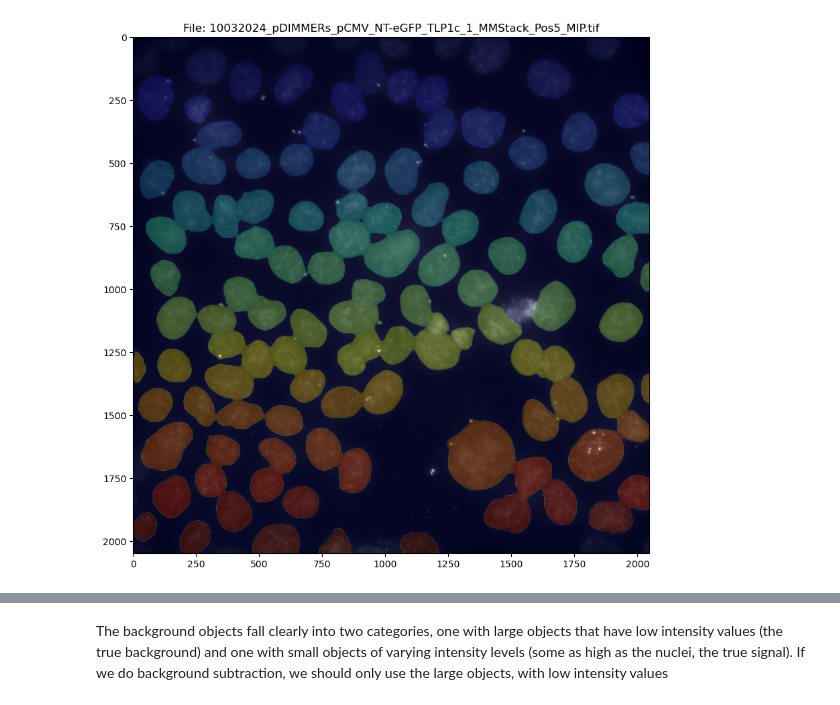
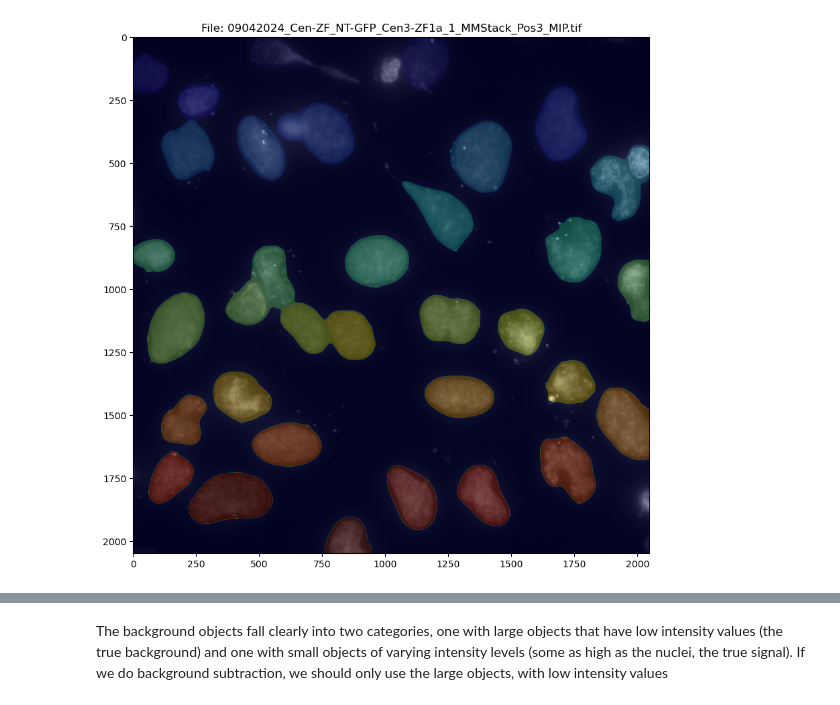
Before and after one commit to timotheelionnet/python_image-analysis, a Jupyter notebook: notebooks/img-explorer.ipynb, the cells around one changed output, grey strips where cells are left out. Saved outputs shown, nothing was run; the diff lists cells and outputs as text; code cells hidden in the pictures.

```diff
--- a/notebooks/img-explorer.ipynb
+++ b/notebooks/img-explorer.ipynb
@@ -25,10 +25,9 @@ logging.basicConfig(level=logging.INFO, format='%(asctime)s - %(levelname)s - %(
 # Define path names and load some basic functions for reading in files
 
 # Define the location of the files to read
-parent_directory = "/Users/nestor/Dropbox/Work/DIMMERs/microscope-data" # data directory
+parent_directory = "/Users/nestor/Documents/NYU-ISG/microscope-data" # data directory
 repo_directory = "/Users/nestor/Documents/NYU-ISG/python_image-analysis" # analysis code directory
-experiment_list = ["08052024_pDIMMERs", "08122024_pDIMMERs",
-                  "10032024_pDIMMERs", "10072024_pDIMMERs"] # this will be changed for each experiment
+experiment_list = ["09042024_Cen-ZF_set3_session1", "09092024_Cen-ZF_set3_session2"] # this will be changed for each experiment
 
 # Define the folder structure within each experiment
 file_folders = {
@@ -214,39 +195,39 @@ for experiment, data in all_experiments_data.items():
 
 # Specify the index of the image to check
 # and the channel to plot — remember CH1 for ImageJ but channel 0 for Python!
-e_index = 2
+e_index = 0
 image_index = 4 # Replace with the desired index
 c = 0 # remember the channel order in these images
 
 # Access the specific experiment's data
 experiment_data = all_experiments_data[experiment_list[e_index]]
 
 # Find the corresponding mask index for the specified image
 # and define the image and mask pair
 matched_indices = experiment_data["matched_indices"]
 mask_index = [pair[1] for pair in matched_indices if pair[0] == image_index][0]
 
 # Define the image and mask pair
 my_image = experiment_data['all_images']['image'][image_index]
 image_file = experiment_data['file_names']['image'][image_index]
 my_mask_n = experiment_data['all_images']['mask_n'][mask_index]
 
 # Select the c channel
 channel_image = my_image[c, ...]
 
 # Overlay the mask on the rest of the image if they have the same dimensions
 if channel_image.shape != my_mask_n.shape:
     print("Warning: The image and mask sizes do not match. Please check your data.")
 else:
     overlay = np.ma.masked_where(my_mask_n == 0, my_mask_n)
     plt.figure(figsize=(10, 10))
     plt.imshow(channel_image, cmap='gray')  # Display the selected channel in grayscale
     plt.imshow(my_mask_n, cmap='jet', alpha=0.25)  # Overlay the mask with transparency
     plt.title(f'File: {image_file}')
     #plt.axis('off')  # Turn off axis labels
     plt.show()
 # %% [output]
-[figure, old version]
+[figure, new version]
 # %%
 # CHUNK 3 (optional) #
 # Background analysis
```
Also changed, not shown: parts of 40 cells of this notebook.
